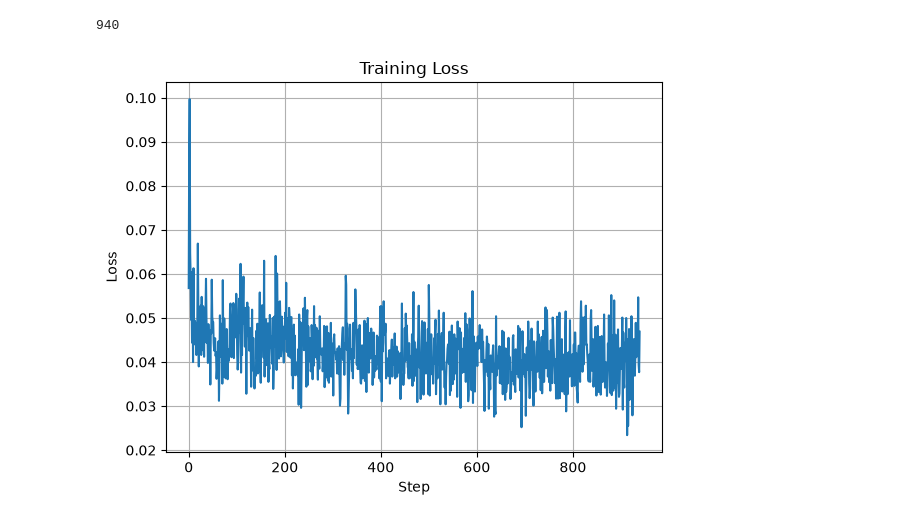
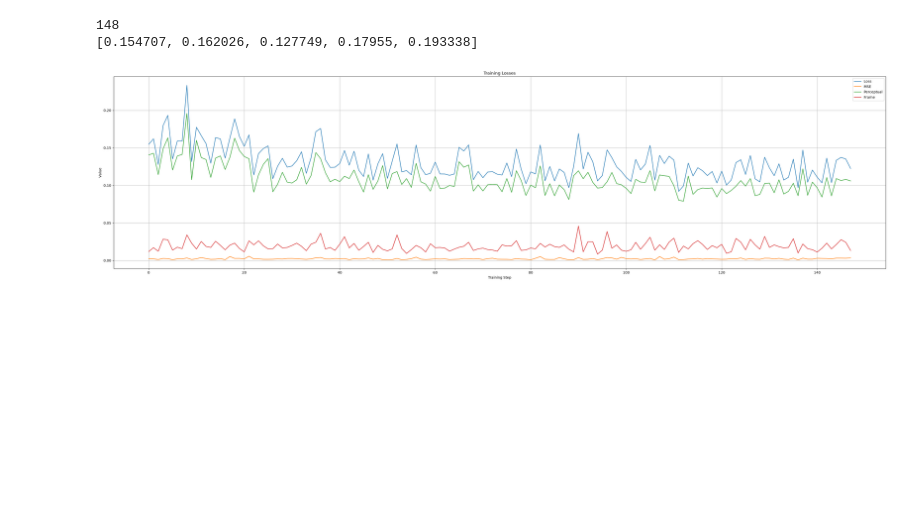
Before and after one commit to shiro-r301/MajorProject_VSR, a Jupyter notebook: plot_loss.ipynb, the cells around one changed output. Cells and saved outputs as stored; diff of their text form; code cells hidden in the pictures; blank space fills up the shorter version.

Commit message:
TRAIN S1 changes

```diff
--- a/plot_loss.ipynb
+++ b/plot_loss.ipynb
@@ -1,30 +1,42 @@
 # %%
 import re
 
-with open("train_debug (2).log", "r") as f:
-    text = f.read()
+losses = []
+mses = []
+percs = []
+frames = []
 
-losses = re.findall(
-    r"\[Loss\].*?\bmean=([0-9]+(?:\.[0-9]+)?)",
-    text
-)
+pattern = r"loss ([\d.]+) \(mse ([\d.]+), perc ([\d.]+), frame ([\d.]+)\)"
 
-losses = [float(x) for x in losses]
+with open("train_debug.log", "r") as f:
+    for line in f:
+        match = re.search(pattern, line)
 
-print(len(losses))
+        if match:
+            loss, mse, perc, frame = map(float, match.groups())
+
+            losses.append(loss)
+            mses.append(mse)
+            percs.append(perc)
+            frames.append(frame)
+
+print(len(mses))
 # %% [output]
-940
+148
+[0.154707, 0.162026, 0.127749, 0.17955, 0.193338]
 # %%
 import matplotlib.pyplot as plt
+plt.figure(figsize=(40,10))
+plt.plot(losses, label="Loss")
+plt.plot(mses, label="MSE")
+plt.plot(percs, label="Perceptual")
+plt.plot(frames, label="Frame")
 
-idx = range(len(losses))
-
-plt.plot(idx, losses)
-plt.figure(figsize=(10,20))
-plt.xlabel("Step")
-plt.ylabel("Loss")
-plt.title("Training Loss")
+plt.xlabel("Training Step")
+plt.ylabel("Value")
+plt.title("Training Losses")
+plt.legend()
 plt.grid(True)
 plt.show()
 # %% [output]
-[figure, old version]
+[figure, new version]
```
Also changed, not shown: 4 other files.
